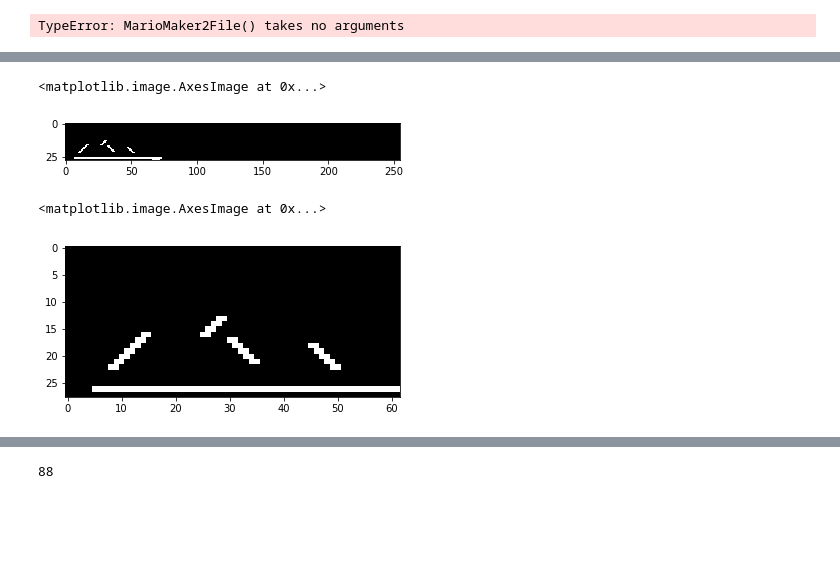
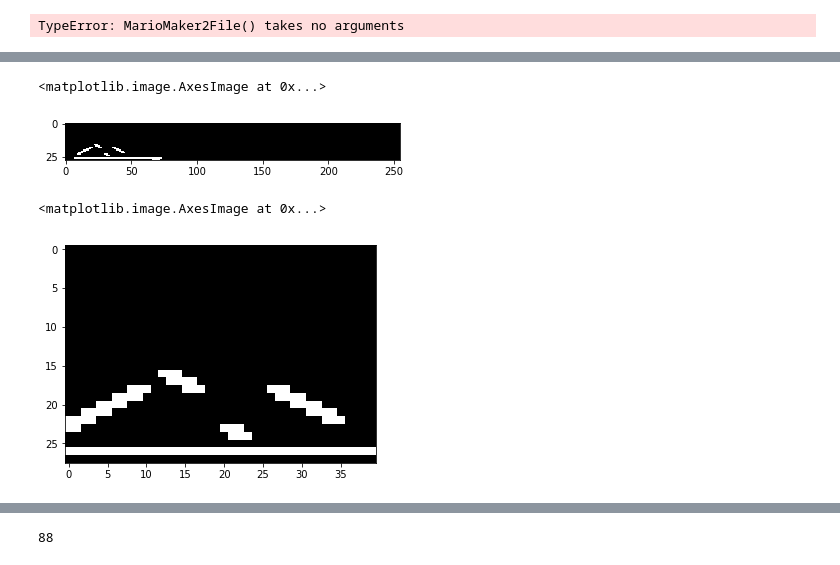
Before and after one commit to Jaeger87/Super-Mario-Deep-Maker-2, a Jupyter notebook: SuperMarioDeepMaker2.ipynb, the cells around one changed output, grey strips where cells are left out. Cells and saved outputs as stored; diff of their text form; code cells hidden in the pictures; blank space fills up the shorter version.

```diff
--- a/SuperMarioDeepMaker2.ipynb
+++ b/SuperMarioDeepMaker2.ipynb
@@ -693,11 +693,17 @@ class LevelArea(ObjectBytes):
                 self.setCellMatrix(matrix, objectMM, layer, objectMM.yPosition, objectMM.xPosition, True)
                 if objectMM.objectFlags == 103809088 or objectMM.objectFlags == 101711936:
                     for i in range(1, objectMM.objectWidth - 1, 2):#discesa
-                        matrix[objectMM.layer][(objectMM.yPosition - (i // 2)) - 2:(objectMM.yPosition - (i // 2)), objectMM.xPosition + i : objectMM.xPosition + i + 2] = objectMM.flagsType
-                else:
+                        matrix[objectMM.layer][(objectMM.yPosition - (i // 2)) - 1:(objectMM.yPosition - (i // 2) + 1), objectMM.xPosition + i : objectMM.xPosition + i + 2] = objectMM.flagsType
+                    self.setCellMatrix(matrix, objectMM, layer, objectMM.yPosition - objectMM.objectHeight + 1, objectMM.xPosition + objectMM.objectWidth - 1, False)
+                elif objectMM.objectFlags == 100663360:
                     for i in range(1, objectMM.objectWidth - 1, 2):#salita
                         matrix[objectMM.layer][(objectMM.yPosition + (i // 2)):(objectMM.yPosition + (i // 2)) + 2, objectMM.xPosition + i : objectMM.xPosition + i + 2] = objectMM.flagsType
-                self.setCellMatrix(matrix, objectMM, layer, objectMM.yPosition + objectMM.objectHeight - 1, objectMM.xPosition + objectMM.objectWidth - 1, False)
+                    self.setCellMatrix(matrix, objectMM, layer, objectMM.yPosition + objectMM.objectHeight - 1, objectMM.xPosition + objectMM.objectWidth - 1, False)
+                else: #salita destra 102760512
+                    for i in range(1, objectMM.objectWidth - 1, 2): #salita da destra
+                        matrix[objectMM.layer][(objectMM.yPosition + (i // 2)):(objectMM.yPosition + (i // 2)) + 2, objectMM.xPosition - i - 1: objectMM.xPosition - i + 1] = objectMM.flagsType
+                    self.setCellMatrix(matrix, objectMM, layer, objectMM.yPosition + objectMM.objectHeight - 1, objectMM.xPosition - objectMM.objectWidth + 1, False)
+
 
             if objectMM.shape == 3: #forma steep
                 self.setCellMatrix(matrix, objectMM, layer, objectMM.yPosition, objectMM.xPosition, True)
@@ -1083,12 +1089,12 @@ tensor([[           0,            0,            0,            0,            0,
 plt.imshow(torch.flip(asd, [-2]), cmap='gray', vmin=0, vmax=1)
 # %% [output]
 <matplotlib.image.AxesImage at 0x...>
-[figure, old version]
+[figure, new version]
 # %%
-plt.imshow(torch.flip(asd[:,2:64], [-2]), cmap='gray', vmin=0, vmax=1)
+plt.imshow(torch.flip(asd[:,10:50], [-2]), cmap='gray', vmin=0, vmax=1)
 # %% [output]
 <matplotlib.image.AxesImage at 0x...>
-[figure, old version]
+[figure, new version]
 # %%
 for levelMM in tqdm(marioMakerLevels):
     levelMM.mainLevelArea.toPytorchMatrix()
```
Also changed, not shown: parts of 1 cell of this notebook.
